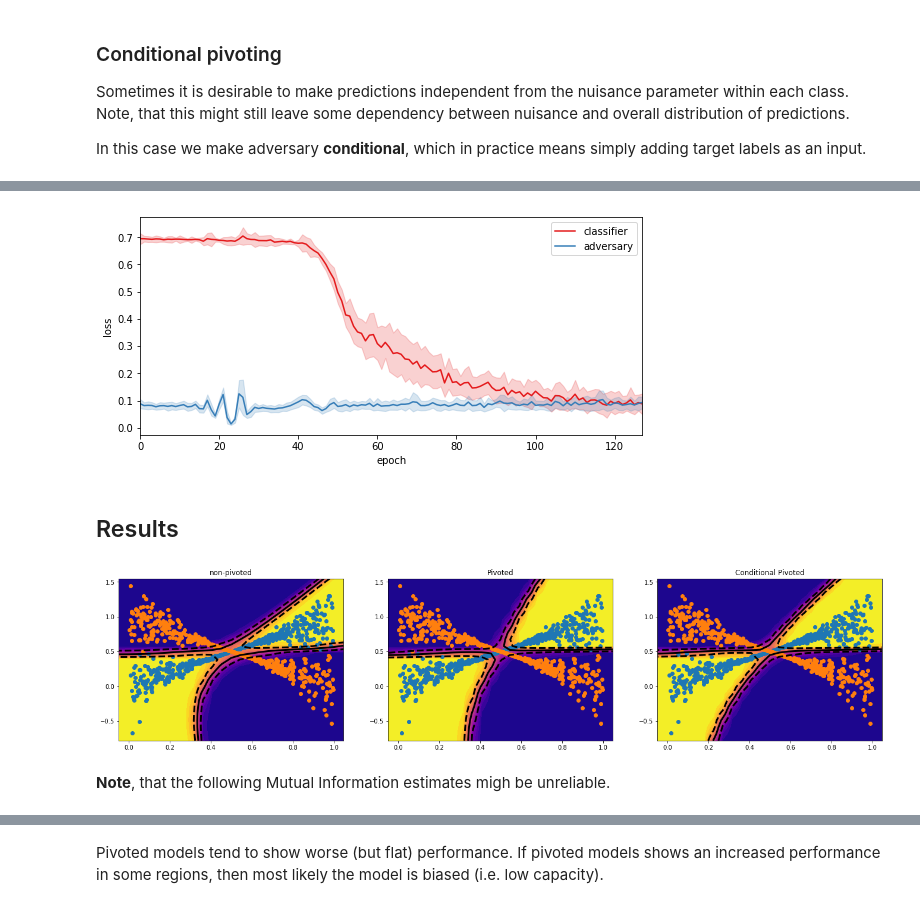
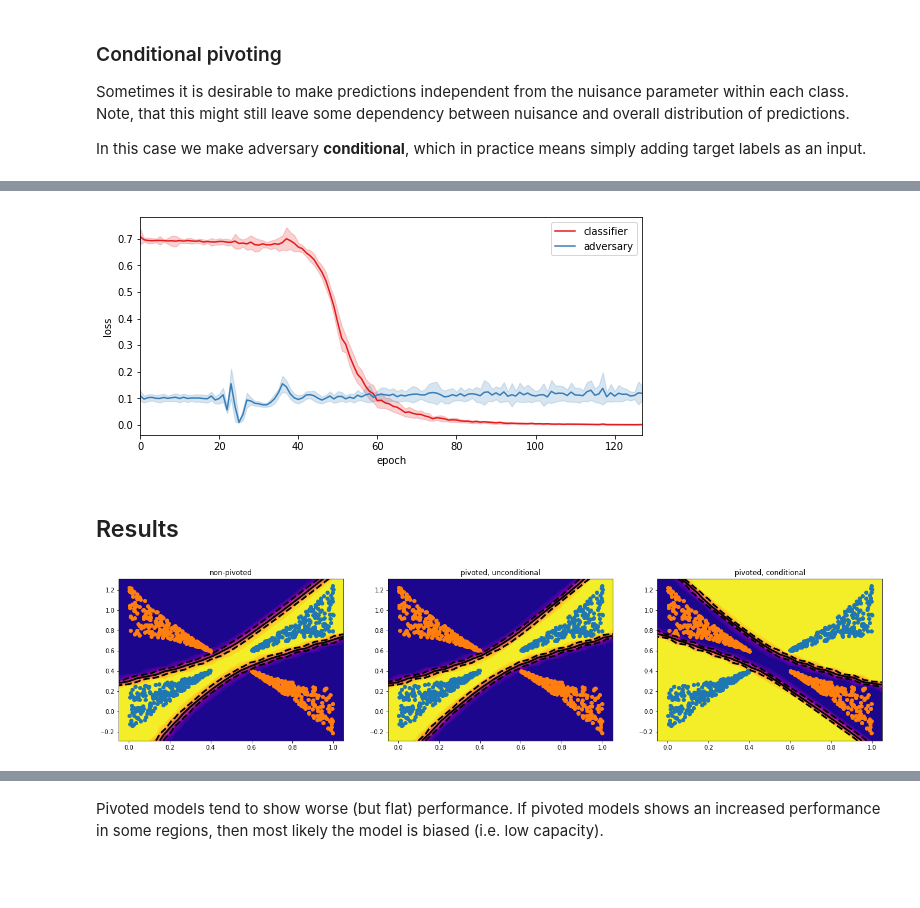
Before and after one commit to yandexdataschool/mlhep2019, a Jupyter notebook: notebooks/day-5/pivot-toy-3.ipynb, the cells around one changed output, grey strips where cells are left out. Saved outputs shown, nothing was run; the diff lists cells and outputs as text; code cells hidden in the pictures; blank space fills up the shorter version.

Commit message:
minor changes in pivot seminars

```diff
--- a/notebooks/day-5/pivot-toy-3.ipynb
+++ b/notebooks/day-5/pivot-toy-3.ipynb
@@ -52,11 +52,13 @@ else:
 def get_data(size = 1024):
     labels = np.random.binomial(1, 0.5, size=(size, )).astype('float32')
 
-    xs = np.random.uniform(0, 1, size=(size, ))
+    xs = np.random.uniform(0.1, 0.9, size=(size, ))
+    xs = xs + 0.1 * np.sign(xs - 0.5)
+
     ys = np.where(
         labels > 0.5,
-        xs + np.random.normal(size=(size, )) * (xs - 0.5) ** 2 ,
-        1 - xs + np.random.normal(size=(size, )) * (xs - 0.5) ** 2,
+        xs + np.random.uniform(-1, 1, size=(size, )) * (xs - 0.5) ** 2 ,
+        1 - xs + np.random.uniform(-1, 1, size=(size, )) * (xs - 0.5) ** 2,
     )
 
     data = np.stack([xs, ys], axis=1).astype('float32')
@@ -354,7 +360,7 @@ for i in tqdm(range(num_epoches)):
 # %%
 plot_losses(classifier=losses_clf, adversary=losses_adv)
 # %% [output]
-[figure, old version]
+[figure, new version]
 # %% [markdown]
 ## Results
 # %%
@@ -365,19 +371,17 @@ accuracy = lambda y, p: np.mean(np.where(y > 0.5, 1, 0) == np.where(p > 0.5, 1,
 # %%
 plt.subplots(nrows=1, ncols=3, figsize=(23, 5))
 
 plt.subplot(1, 3, 1)
 plt.title('non-pivoted')
 
 draw_response(xs, ys, grid_predictions(classifier), data_train, labels_train)
 
 plt.subplot(1, 3, 2)
-plt.title('Pivoted')
+plt.title('pivoted, unconditional')
 draw_response(xs, ys, grid_predictions(pivoted_classifier), data_train, labels_train)
 
 plt.subplot(1, 3, 3)
-plt.title('Conditional Pivoted')
+plt.title('pivoted, conditional')
 draw_response(xs, ys, grid_predictions(conditional_pivoted_classifier), data_train, labels_train)
 # %% [output]
-[figure, old version]
+[figure, new version]
-# %% [markdown]
-**Note**, that the following Mutual Information estimates migh be unreliable.
```
Also changed, not shown: parts of 10 cells of this notebook, 5 other files.
